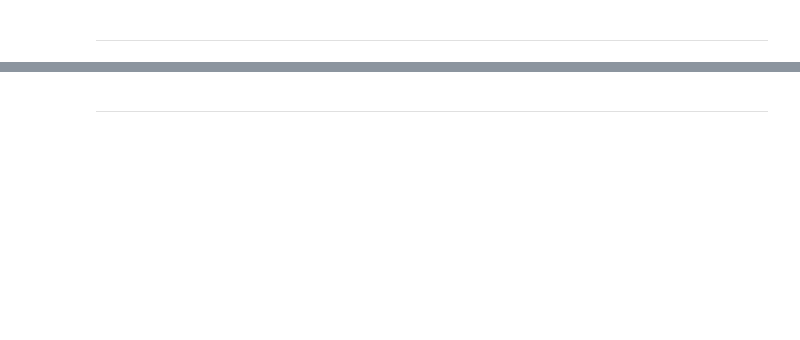
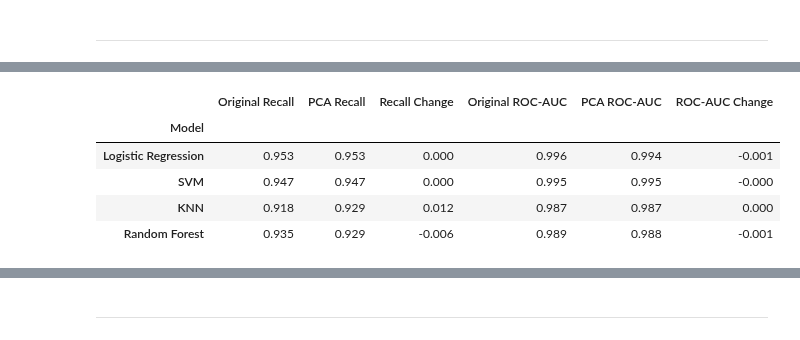
Before and after one commit to sati2799/breast-cancer-classification-ml, a Jupyter notebook: notebooks/breast_cancer_classification.ipynb, the cells around one changed output, grey strips where cells are left out. Saved outputs shown, nothing was run; the diff lists cells and outputs as text; code cells hidden in the pictures; blank space fills up the shorter version.

```diff
--- a/notebooks/breast_cancer_classification.ipynb
+++ b/notebooks/breast_cancer_classification.ipynb
@@ -875,0 +865,34 @@ Overall, Logistic Regression and SVM appear to be the most reliable models for t
+# %%
+# Separate original-feature and PCA results
+original_results = (
+    cv_summary[cv_summary["Features"] == "Original"]
+    .set_index("Model")
+)
+
+pca_results = (
+    cv_summary[cv_summary["Features"] == "PCA"]
+    .set_index("Model")
+)
+
+# Compare performance before and after PCA
+pca_comparison = pd.DataFrame({
+    "Original Recall": original_results["Recall"],
+    "PCA Recall": pca_results["Recall"],
+    "Recall Change": (
+        pca_results["Recall"] - original_results["Recall"]
+    ),
+    "Original ROC-AUC": original_results["ROC_AUC"],
+    "PCA ROC-AUC": pca_results["ROC_AUC"],
+    "ROC-AUC Change": (
+        pca_results["ROC_AUC"] - original_results["ROC_AUC"]
+    )
+})
+
+display(pca_comparison.round(3))
+# %% [output]
+|  | Original Recall | PCA Recall | Recall Change | Original ROC-AUC | PCA ROC-AUC | ROC-AUC Change |
+| Model |  |  |  |  |  |  |
+| Logistic Regression | 0.953 | 0.953 | 0.000 | 0.996 | 0.994 | -0.001 |
+| SVM | 0.947 | 0.947 | 0.000 | 0.995 | 0.995 | -0.000 |
+| KNN | 0.918 | 0.929 | 0.012 | 0.987 | 0.987 | 0.000 |
+| Random Forest | 0.935 | 0.929 | -0.006 | 0.989 | 0.988 | -0.001 |
```
Also changed, not shown: parts of 49 cells of this notebook.
